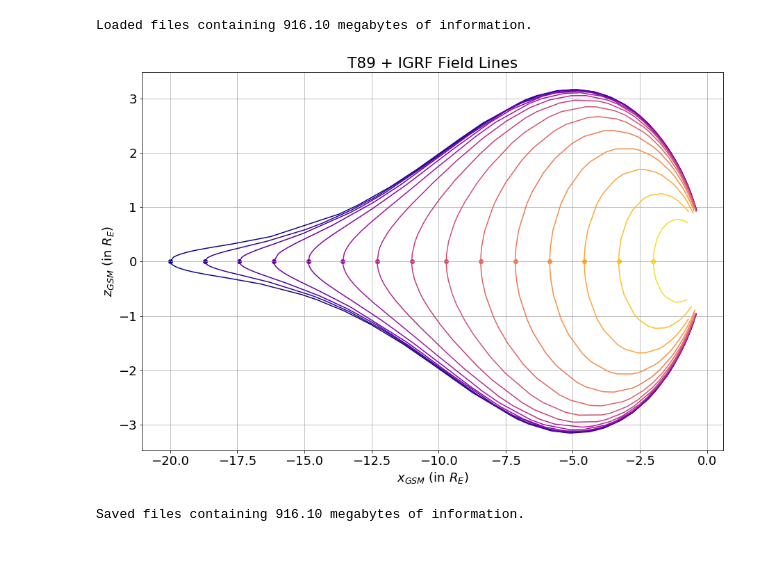
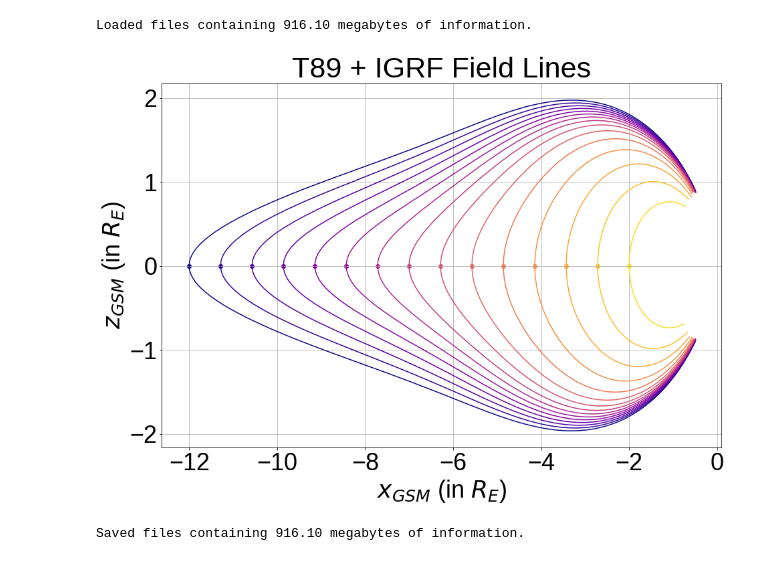
Before and after one commit to zbeever/cpt-solver, a Jupyter notebook: notebooks/eq_pitch_angle_analysis.ipynb, the cells around one changed output. Cells and saved outputs as stored; diff of their text form; code cells hidden in the pictures.

```diff
--- a/eq_pitch_angle_analysis.ipynb
+++ b/notebooks/eq_pitch_angle_analysis.ipynb
@@ -4,10 +4,15 @@ from math import floor
 from mpl_toolkits.axes_grid1 import make_axes_locatable
 import matplotlib.colors as color
 
-plt.rcParams.update({'font.size': 18})
+import matplotlib as mpl
+mpl.rcParams['figure.dpi']= 300
+
+plt.rcParams.update({'font.size': 36})
+plt.rcParams['font.family'] = 'Liberation Sans'
+#plt.rcParams['font.sans-serif'] = ['Liberation']
 
 e_field = zero_field()
-b_field = t89(1)
+b_field = t89(7)
 system  = System(e_field, b_field)
 # %% [output]
 Load IGRF coefficients ...
@@ -18,21 +23,21 @@ Loaded files containing 916.10 megabytes of information.
 # %%
 from field_utils import *
 
 plt.figure(figsize=(15, 10))
 
 n = 15
-for i, x in enumerate(np.linspace(-20 * Re, -2 * Re, n)):
-    rr = field_line(b_field, np.array([x, 0, 0]), 1e1)
+for i, x in enumerate(np.linspace(-12 * Re, -2 * Re, n)):
+    rr = field_line(b_field, np.array([x, 0, 0]), 1e-2)
     r_min = field_reversal(b_field, rr)
 
     plt.plot(rr[:, 0] / Re, rr[:, 2] / Re, color=plt.cm.plasma(i / n))
     plt.scatter(r_min[0] / Re, r_min[2] / Re, color=plt.cm.plasma(i / n))
 
 plt.grid()
 plt.xlabel('$x_{GSM}$ (in $R_E$)')
 plt.ylabel('$z_{GSM}$ (in $R_E$)')
 plt.title('T89 + IGRF Field Lines')
 plt.show()
 # %% [output]
-[figure, old version]
+[figure, new version]
 # %%
```
Also changed, not shown: parts of 5 cells of this notebook, 20 other files.
